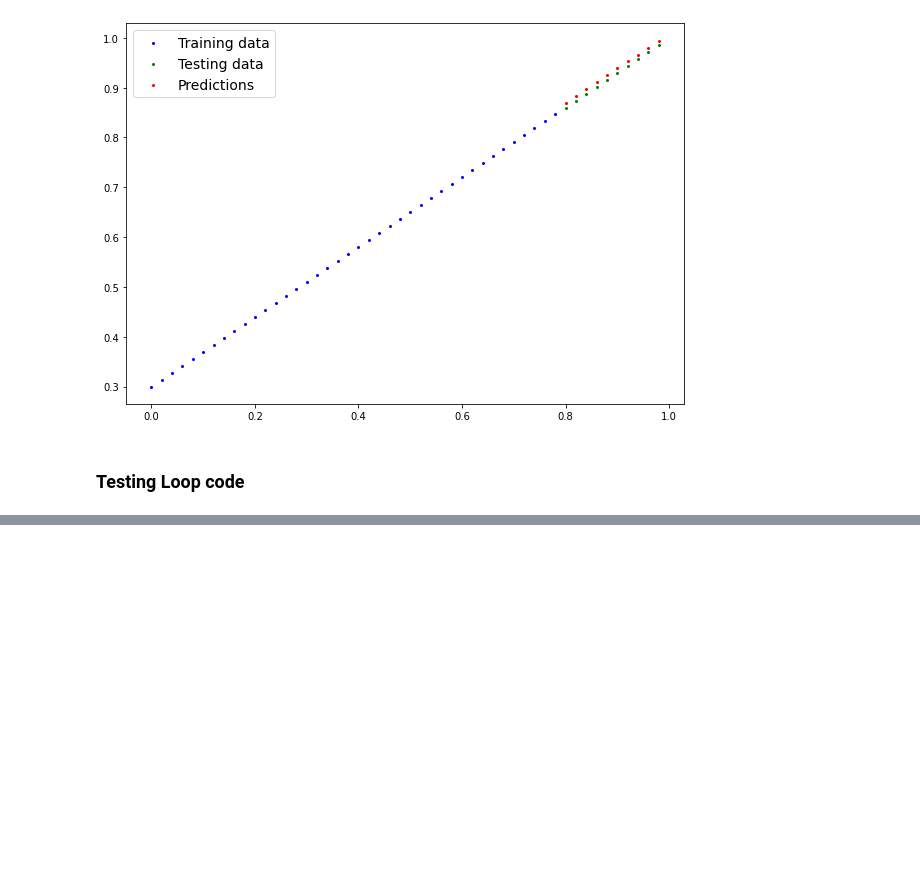
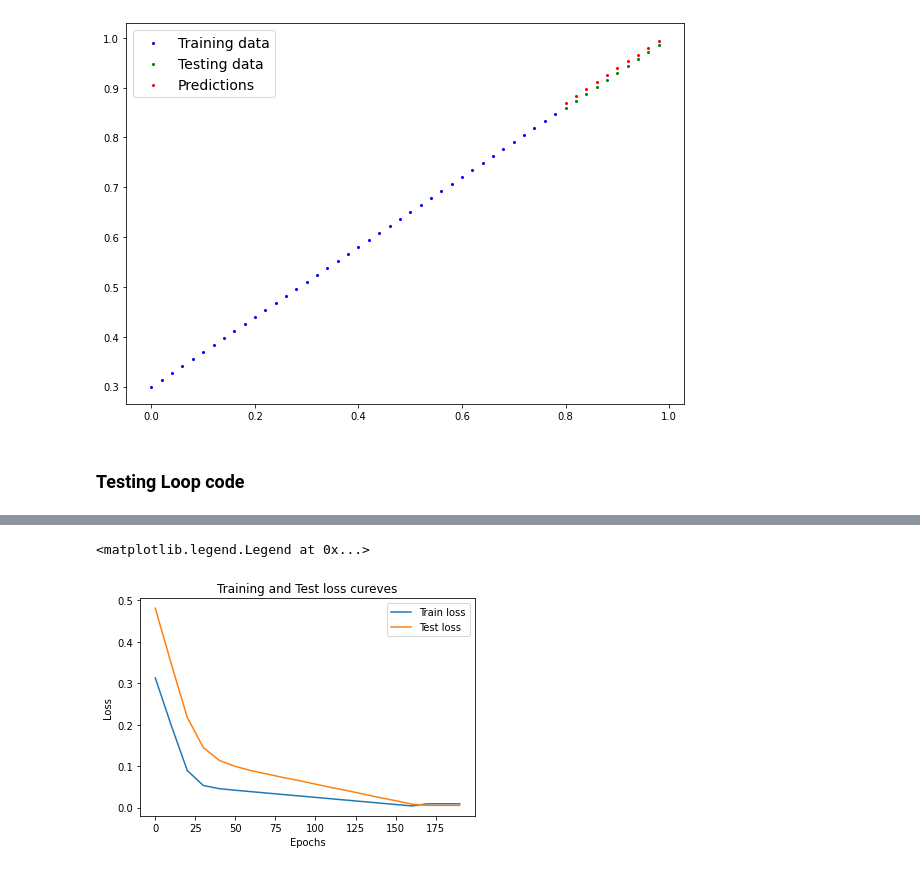
Before and after one commit to greeshmaunni1990/PyTorch-For-ML-DL, a Jupyter notebook: 01_pytorch_workflow_video.ipynb, the cells around one changed output, grey strips where cells are left out. Saved outputs shown, nothing was run; the diff lists cells and outputs as text; code cells hidden in the pictures; blank space fills up the shorter version.

```diff
--- a/01_pytorch_workflow_video.ipynb
+++ b/01_pytorch_workflow_video.ipynb
@@ -336,7 +336,12 @@ plot_predictions(predictions=y_pred_new)
 # %%
 torch.manual_seed(42)
 # epoch is one loop through data
-epochs = 100
+epochs = 200
+
+# Track different values
+epoch_list = []
+loss_list = []
+test_loss_list = []
 
 # Training will start from here
 #0. Loop through data
@@ -375,6 +380,10 @@ for epoch in range(epochs):
     # Never let your model see test daata before evaluation
     test_loss = loss_fn(test_pred, y_test)
   if epoch % 10 == 0:
+    epoch_list.append(epoch)
+    loss_list.append(loss)
+    test_loss_list.append(test_loss)
+
     print(f"Epoch: {epoch}, Loss: {loss}, Test_loss: {test_loss}")
 
     # print model state_dict
@@ -405,3 +411,16 @@ OrderedDict([('weights', tensor([0.6951])), ('bias', tensor([0.2993]))])
 # run the above cell again(you dont have to initialize the model again)
 # because on the first run all the parameters are optmized pretty good.
 # so we can work on the same data
+# %%
+# plot the loss curve
+# Matplotlib can only work with numpy arrays. So all the tensor values
+# should be converted to numpy before plotting
+plt.plot(epoch_list, torch.tensor(loss_list).numpy(), label='Train loss')
+plt.plot(epoch_list, torch.tensor(test_loss_list).numpy(), label='Test loss')
+plt.title('Training and Test loss cureves')
+plt.xlabel('Epochs')
+plt.ylabel('Loss')
+plt.legend()
+# %% [output]
+<matplotlib.legend.Legend at 0x...>
+[figure, added]
```
Also changed, not shown: parts of 4 cells of this notebook.
